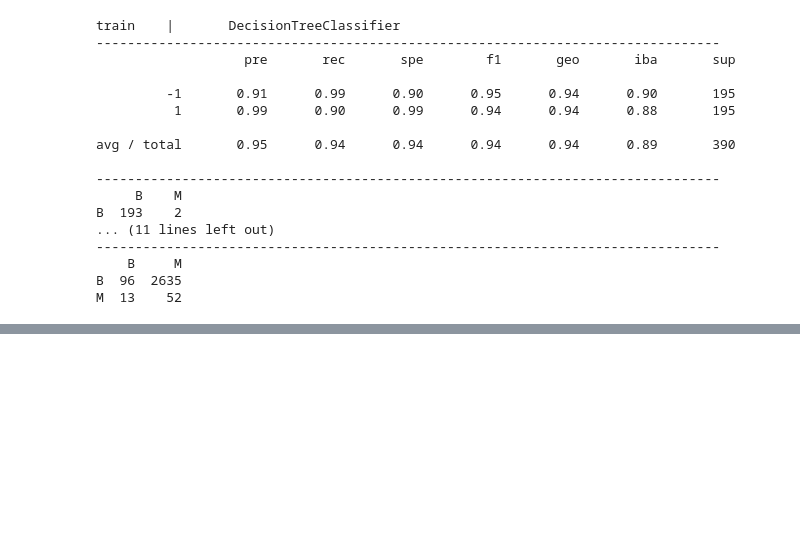
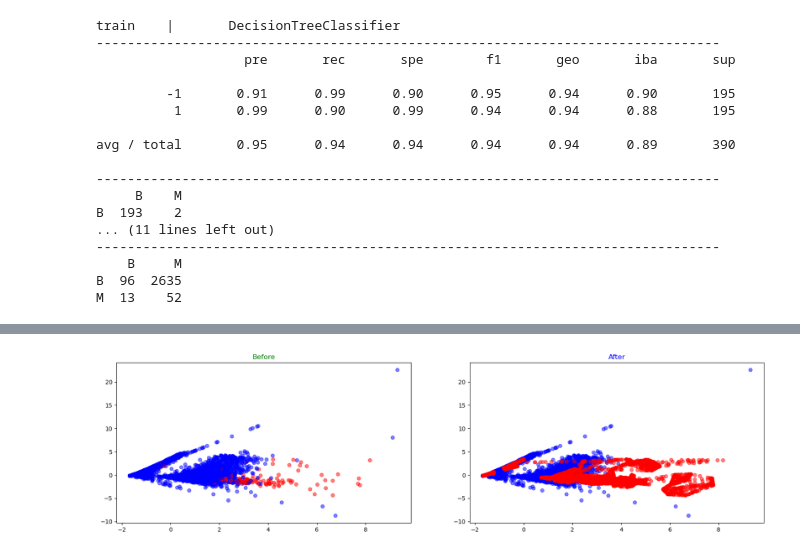
Before and after one commit to natasablagojevic/ip1_review, a Jupyter notebook: Vezbanje4/09.Imblearn.ipynb, the cells around one changed output, grey strips where cells are left out. Saved outputs shown, nothing was run; the diff lists cells and outputs as text; code cells hidden in the pictures; blank space fills up the shorter version.

```diff
--- a/Vezbanje4/09.Imblearn.ipynb
+++ b/Vezbanje4/09.Imblearn.ipynb
@@ -297,0 +354,8 @@ X_resampled, y_resampled = resample(nm3, X_train, y_train)
+# %%
+smoteenn = SMOTEENN(random_state=42, sampling_strategy='auto')
+# %%
+X_resampled, y_resampled = resample(smoteenn, X_train, y_train)
+# %%
+visualize(X_train, X_resampled, y_train, y_resampled)
+# %% [output]
+[figure, added]
```
Also changed, not shown: parts of 20 cells of this notebook.
